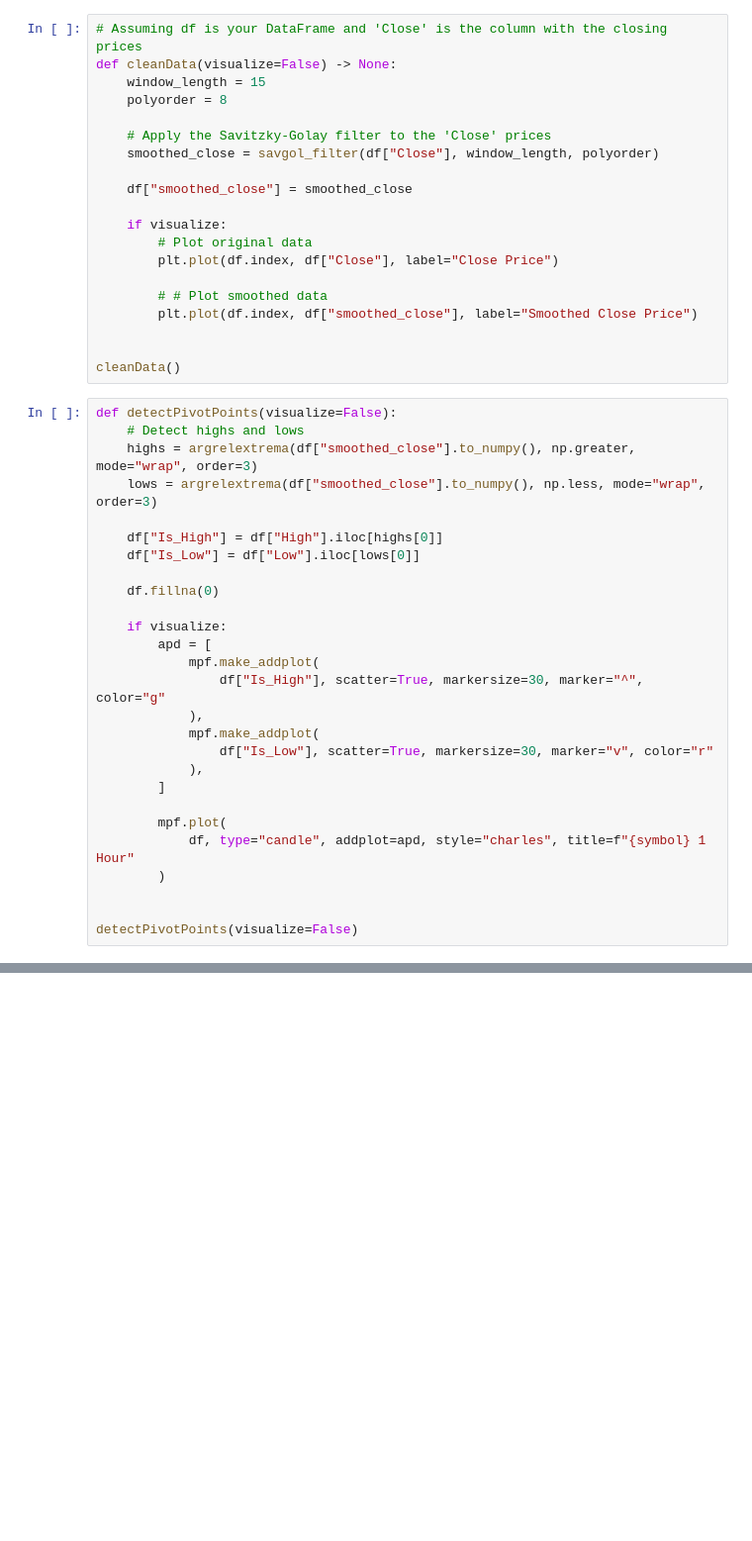
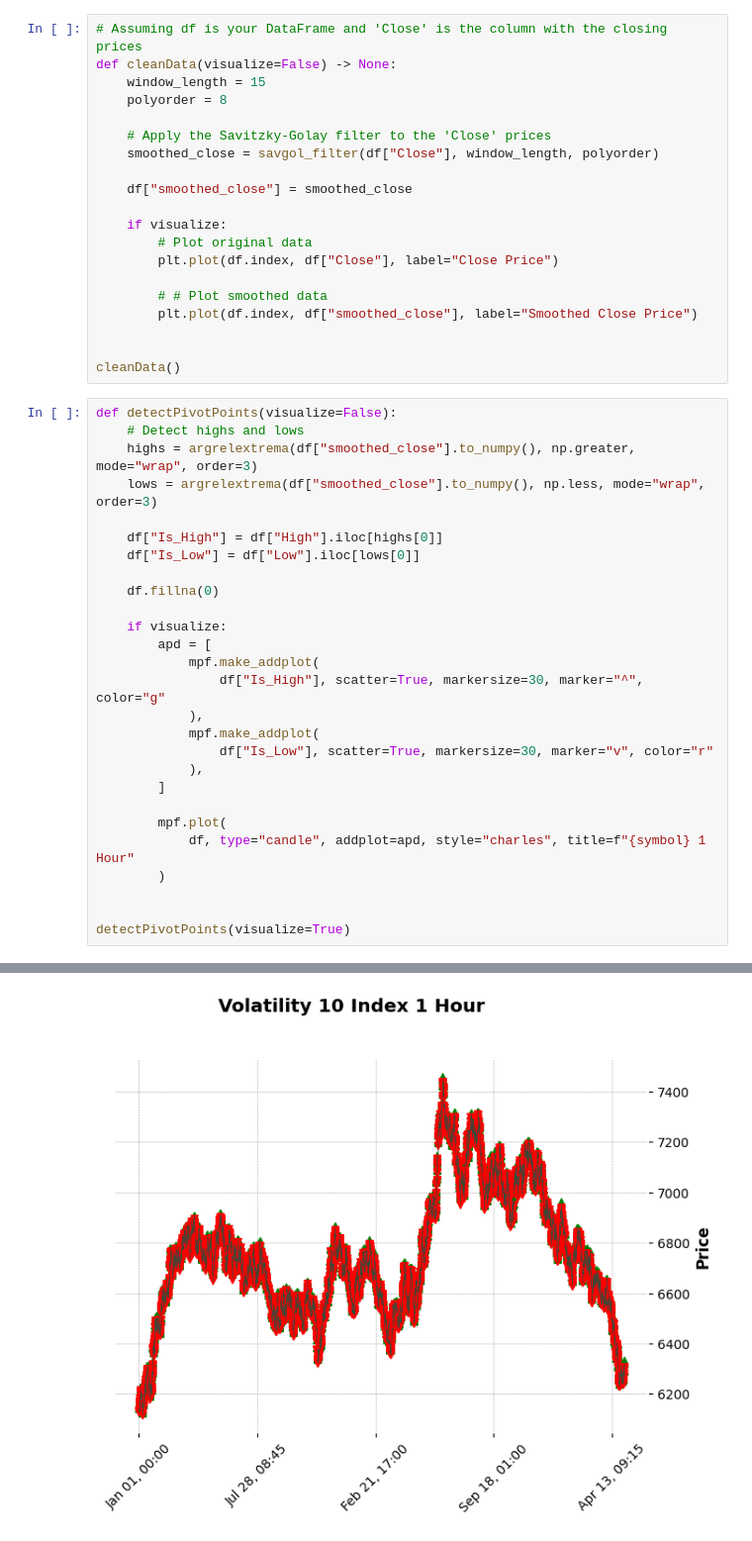
Before and after one commit to Faithmanex/EchealNet_SMC_BOT, a Jupyter notebook: bot.ipynb, the cells around one changed output, grey strips where cells are left out. Shown at 99% size. Cells and saved outputs as stored; diff of their text form; blank space fills up the shorter version.

```diff
--- a/bot.ipynb
+++ b/bot.ipynb
@@ -149,4 +155,5 @@ def detectPivotPoints(visualize=False):
         )
 
 
-detectPivotPoints(visualize=False)
+detectPivotPoints(visualize=True)
+# %% [output]
@@ -153,3 +173,4 @@ detectPivotPoints(visualize=False)
+[figure, added]
 # %%
 strategy = Strategy(df)
 
```
Also changed, not shown: parts of 6 cells of this notebook.
